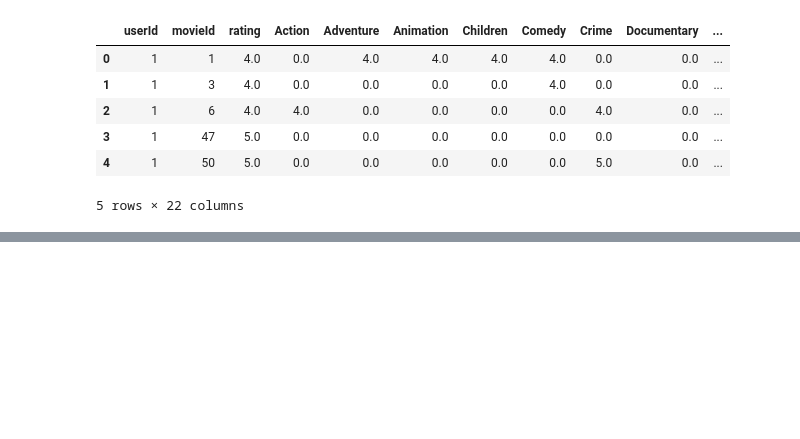
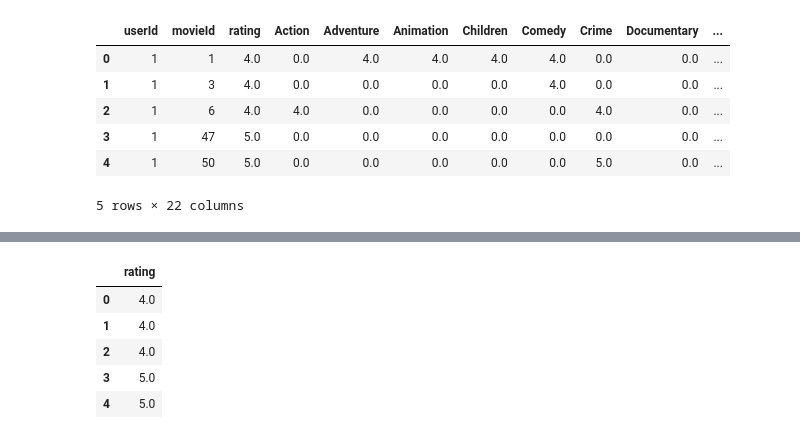
Before and after one commit to Madhushanka00/MovieMania, a Jupyter notebook: MLmodels/ftEngineeringUser.ipynb, the cells around one changed output, grey strips where cells are left out. Saved outputs shown, nothing was run; the diff lists cells and outputs as text; code cells hidden in the pictures; blank space fills up the shorter version.

```diff
--- a/MLmodels/ftEngineeringUser.ipynb
+++ b/MLmodels/ftEngineeringUser.ipynb
@@ -235,0 +276,10 @@ Number of columns where userId is 1: 39
+# %%
+rating_df = combined_ratings[['rating']]
+rating_df.head()
+# %% [output]
+|  | rating |
+| 0 | 4.0 |
+| 1 | 4.0 |
+| 2 | 4.0 |
+| 3 | 5.0 |
+| 4 | 5.0 |
```
Also changed, not shown: parts of 9 cells of this notebook, 1 other file.
